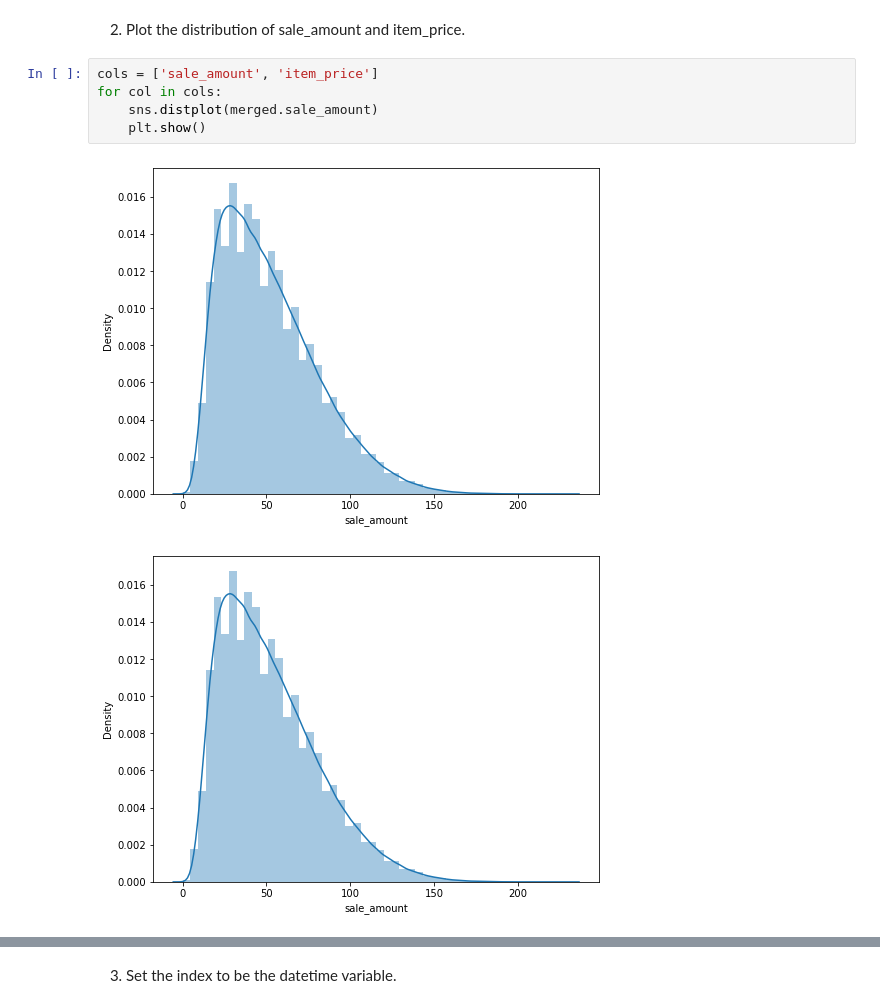
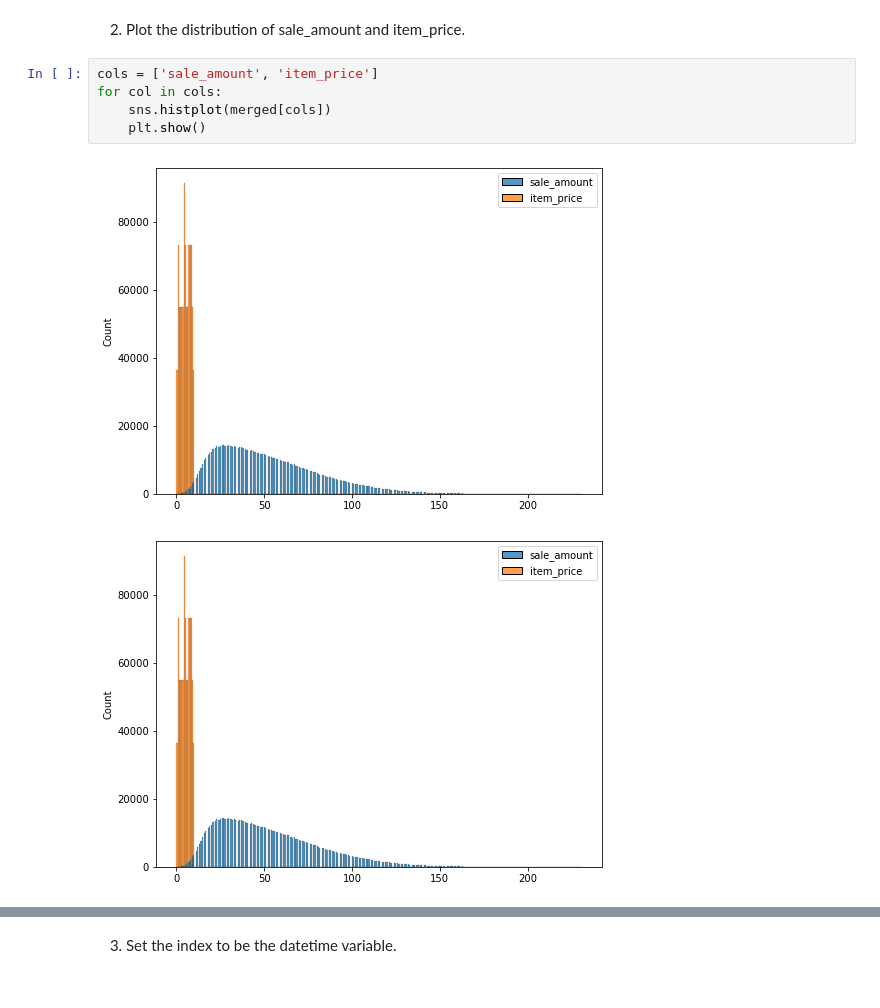
Before and after one commit to albertopuentes/time-series-exercises, a Jupyter notebook: prepare.ipynb, the cells around one changed output, grey strips where cells are left out. Cells and saved outputs as stored; diff of their text form.

```diff
--- a/prepare.ipynb
+++ b/prepare.ipynb
@@ -100,8 +100,8 @@ merged.head()
 # %%
 cols = ['sale_amount', 'item_price']
 for col in cols:
-    sns.distplot(merged.sale_amount)
+    sns.histplot(merged[cols])
     plt.show()
 # %% [output]
-[figure, old version]
+[figure, new version]
-[figure, old version]
+[figure, new version]
```
Also changed, not shown: parts of 3 cells of this notebook.
